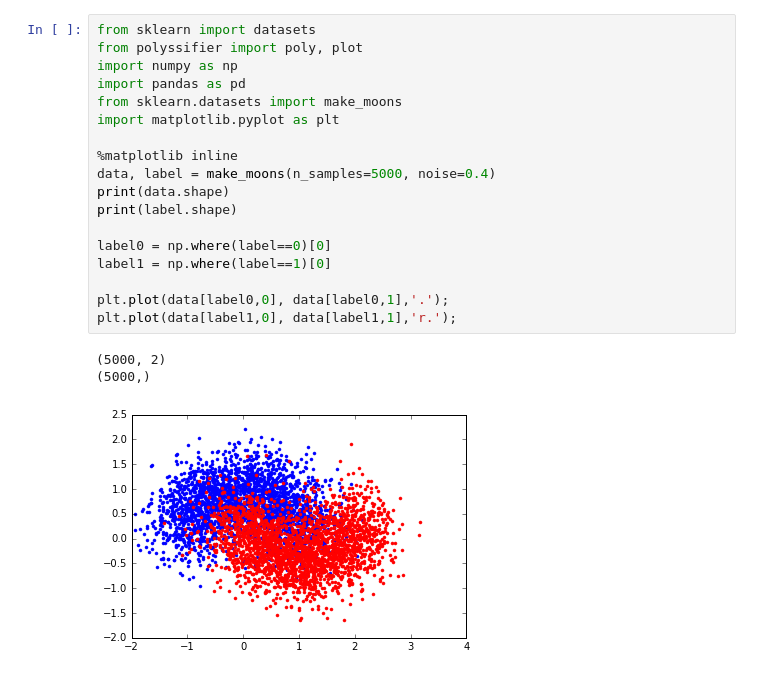
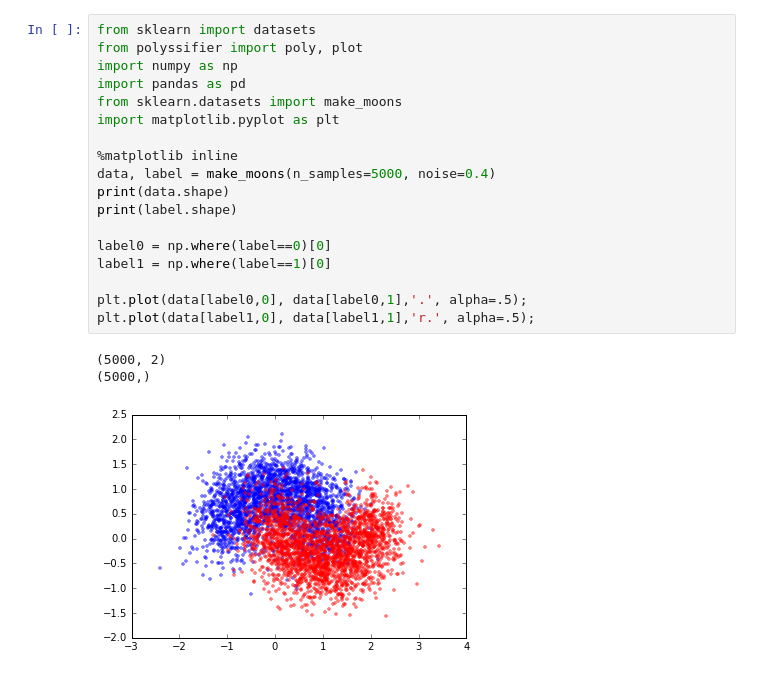
Before and after one commit to alvarouc/polyssifier, a Jupyter notebook: sample/example.ipynb, the cells around one changed output. Cells and saved outputs as stored; diff of their text form.

```diff
--- a/sample/example.ipynb
+++ b/sample/example.ipynb
@@ -1,25 +1,25 @@
 # %%
 from sklearn import datasets
 from polyssifier import poly, plot
 import numpy as np
 import pandas as pd
 from sklearn.datasets import make_moons
 import matplotlib.pyplot as plt
 
 %matplotlib inline
 data, label = make_moons(n_samples=5000, noise=0.4)
 print(data.shape)
 print(label.shape)
 
 label0 = np.where(label==0)[0]
 label1 = np.where(label==1)[0]
 
-plt.plot(data[label0,0], data[label0,1],'.');
-plt.plot(data[label1,0], data[label1,1],'r.');
+plt.plot(data[label0,0], data[label0,1],'.', alpha=.5);
+plt.plot(data[label1,0], data[label1,1],'r.', alpha=.5);
 # %% [output]
 (5000, 2)
 (5000,)
-[figure, old version]
+[figure, new version]
 # %%
 %rm -rf _models
 scores, confusions, predictions = poly(data,label, n_folds=8, verbose=1, feature_selection=False, scoring='f1', concurrency=4)
```
Also changed, not shown: parts of 4 cells of this notebook, 2 other files.
